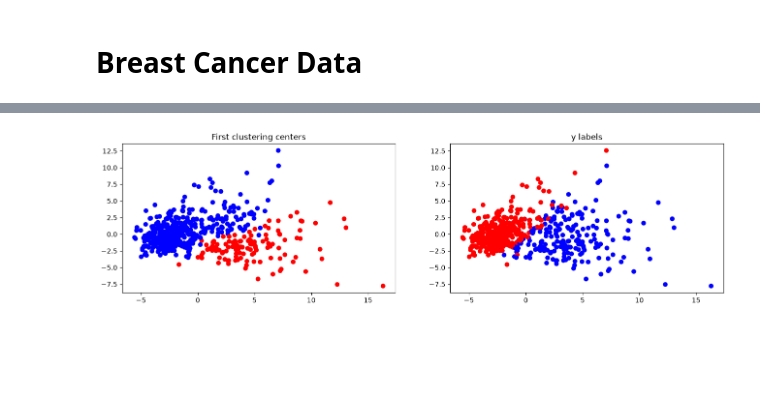
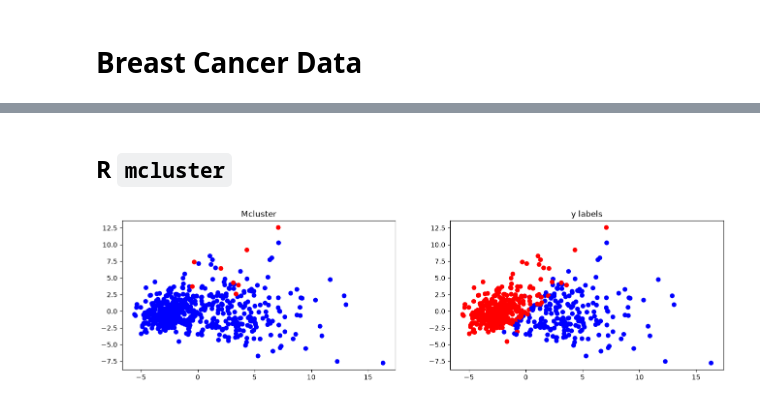
Before and after one commit to huimin-hu-stat/MAR-v2, a Jupyter notebook: clustering.ipynb, the cells around one changed output, grey strips where cells are left out. Cells and saved outputs as stored; diff of their text form; code cells hidden in the pictures; blank space fills up the shorter version.

```diff
--- a/clustering.ipynb
+++ b/clustering.ipynb
@@ -337,17 +237,24 @@ plt.show()
 # %% [markdown]
 # Breast Cancer Data
+# %%
+data = load_breast_cancer(as_frame=True)
+X, y = data.data, data.target
+
+scaler = StandardScaler()
+X_scaled = scaler.fit_transform(X.to_numpy())
+pca = PCA(n_components=2)
+pcs = pca.fit_transform(X_scaled)
+
+am = AmputeMAR()
+M = am.ampute(torch.tensor(X.to_numpy()))[1]
+
+
+# Xtrain, Xtest, Mtrain, Mtest, ytrain, ytest = train_test_split(
+#     X, M, y, test_size=0.25, stratify=y, random_state=42)
+
+# Mtrain = Mtrain.int()
+# Mtest = Mtest.int()
 # %%
-data = load_breast_cancer(as_frame=True)
-X, y = data.data, data.target
-
-X = torch.tensor(X.to_numpy())
-# M = ampute_mar_tensor(X)
-
-am = AmputeMAR()
-M = am.ampute(X)[1]
-
-# Xtrain, Xtest, Mtrain, Mtest, ytrain, ytest = train_test_split(
-#     X, M, y, test_size=0.25, stratify=y, random_state=42)
-
-# Mtrain = Mtrain.int()
-# Mtest = Mtest.int()
+Xfit = torch.tensor(X_scaled)
+cl = Clustering(Xfit, M, k_range=(10,25))
+resp = cl.get_resp(Xfit, M)
@@ -354 +358,3 @@ M = am.ampute(X)[1]
+# %%
+combires = entropy_combi(resp, n_clusters=2)
 # %%
@@ -366,0 +378,2 @@ pcs = pca.fit_transform(X_scaled)
+# %% [markdown]
+## R `mcluster`
@@ -367,18 +409,18 @@ pcs = pca.fit_transform(X_scaled)
 # %%
 _, axes = plt.subplots(1,2, figsize=(16,4))
 
-axes[0].scatter(pcs[:,0], pcs[:,1], c=np.where(labels_centers, 'red', 'blue'))
-axes[0].set_title('First clustering centers')
+axes[0].scatter(pcs[:,0], pcs[:,1], c=np.where(combires.labels, 'red', 'blue'))
+axes[0].set_title('Mcluster')
 
 # axes[1].scatter(pcs[:,0], pcs[:,1], c=np.where(labels_topk, 'red', 'blue'))
 # axes[1].set_title('By topk')
 
 axes[1].scatter(pcs[:,0], pcs[:,1], c=np.where(y==1, 'red', 'blue'))
 axes[1].set_title('y labels')
 
 plt.show()
 # %% [output]
-[figure, old version]
+[figure, new version]
 # %%
 labels = cl.which_cluster(X, M)
 
```
Also changed, not shown: parts of 19 cells of this notebook, 3 other files.
